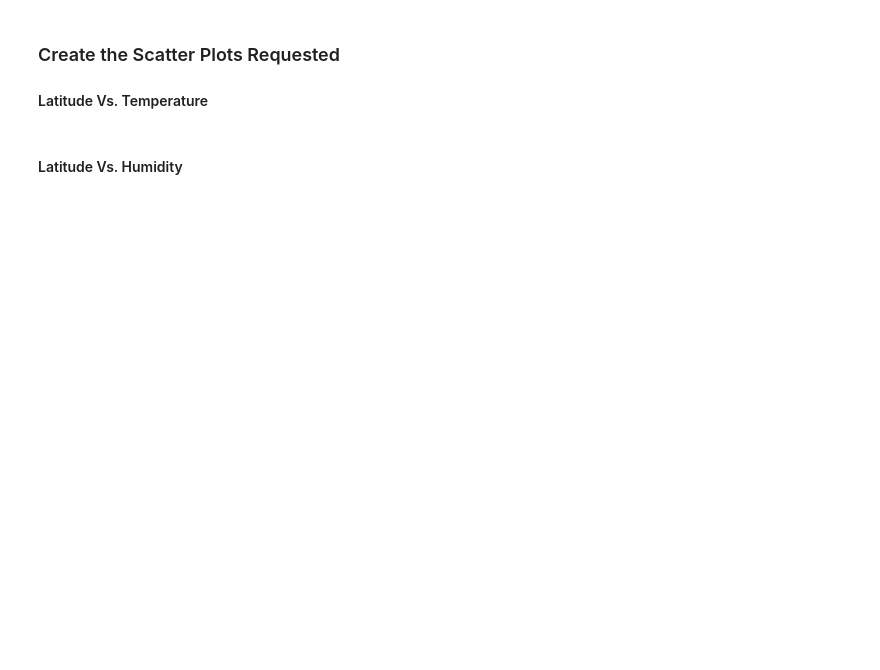
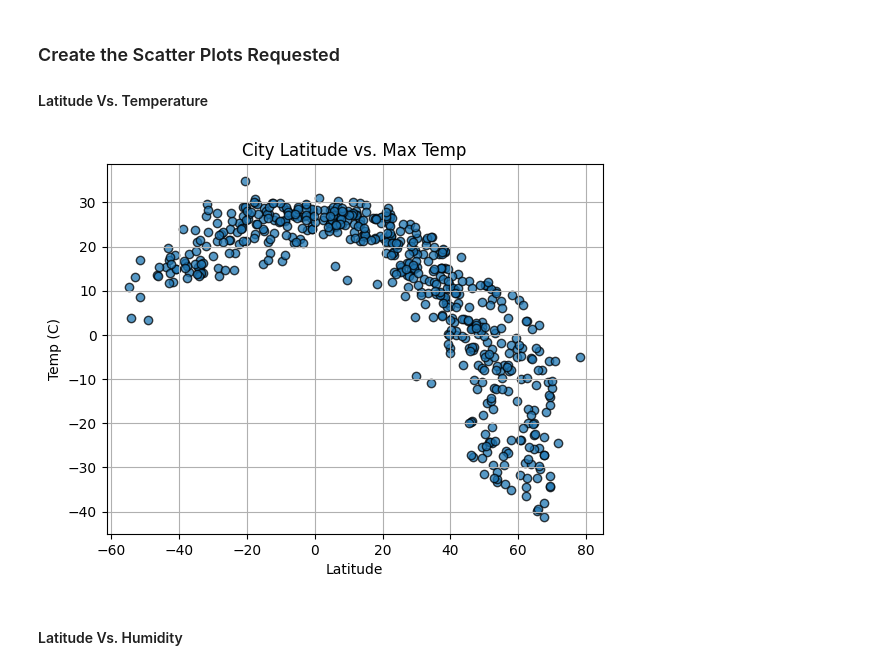
Before and after one commit to mariahmclelan/python-api-challenge, a Jupyter notebook: WeatherPy.ipynb, the cells around one changed output. Saved outputs shown, nothing was run; the diff lists cells and outputs as text; code cells hidden in the pictures; blank space fills up the shorter version.

```diff
--- a/WeatherPy.ipynb
+++ b/WeatherPy.ipynb
@@ -168,16 +181,19 @@ city_data_df.head()
 #### Latitude Vs. Temperature
 # %%
 # Build scatter plot for latitude vs. temperature
-# YOUR CODE HERE
-
-# Incorporate the other graph properties
-# YOUR CODE HERE
+plt.scatter(city_data_df['Lat'], city_data_df['Max Temp'], edgecolors="black", alpha=0.75)
+plt.title('City Latitude vs. Max Temp')
+plt.xlabel('Latitude')
+plt.ylabel('Temp (C)')
+plt.grid(True)
 
 # Save the figure
-plt.savefig("output_data/Fig1.png")
+plt.savefig("output_data/latvtemp.png")
 
 # Show plot
 plt.show()
+# %% [output]
+[figure, added]
 # %% [markdown]
 #### Latitude Vs. Humidity
 # %%
```
Also changed, not shown: parts of 29 cells of this notebook.
